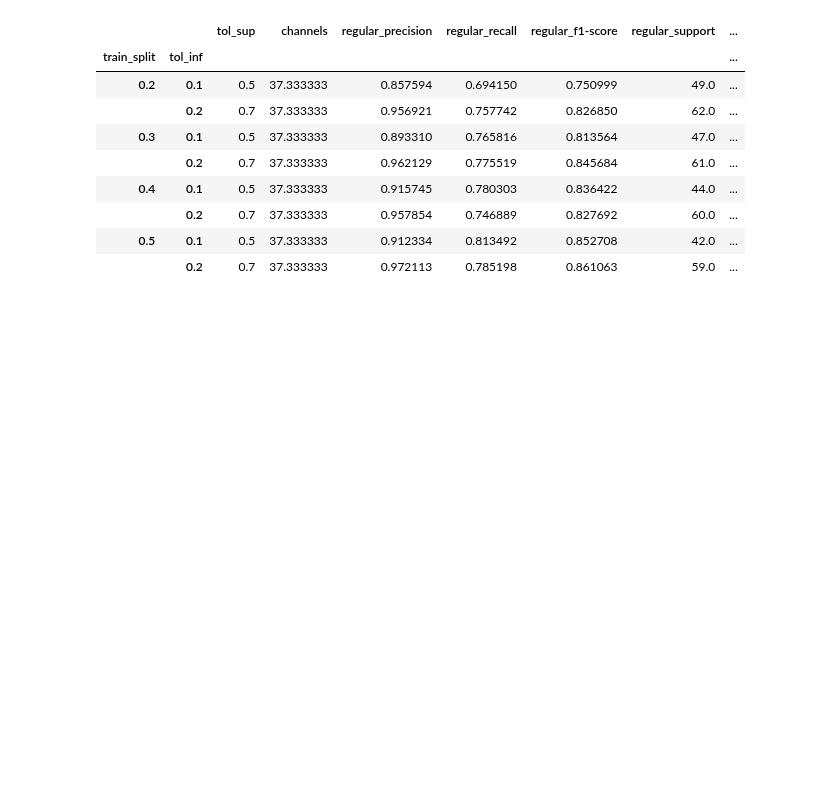
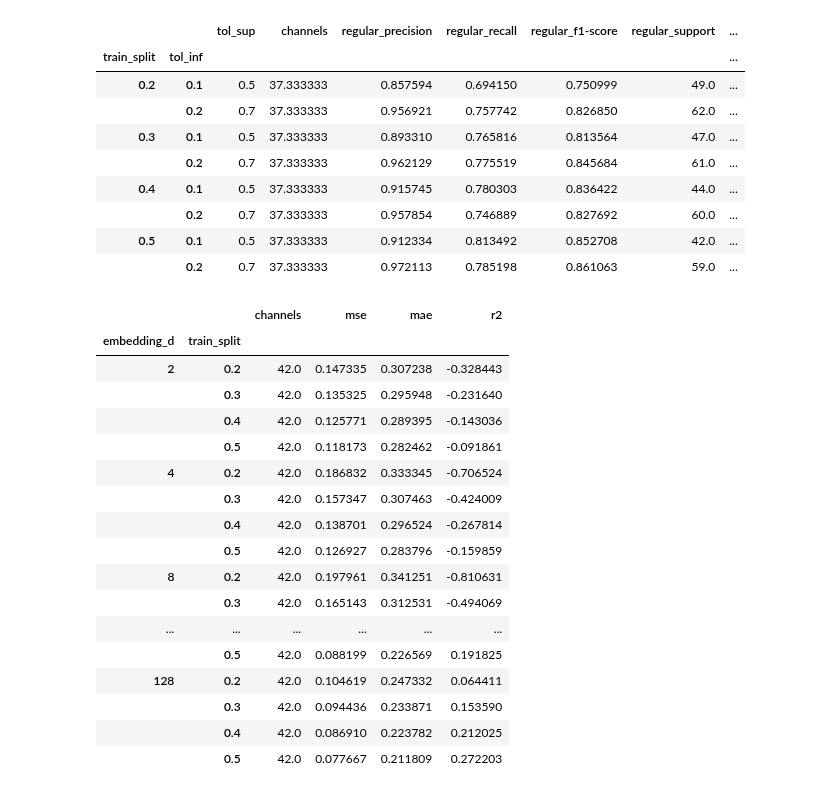
Before and after one commit to rjmalves/gnn-contingency-analysis, a Jupyter notebook: testes.ipynb, the cells around one changed output. Saved outputs shown, nothing was run; the diff lists cells and outputs as text; code cells hidden in the pictures; blank space fills up the shorter version.

Commit message:
Updating results

```diff
--- a/testes.ipynb
+++ b/testes.ipynb
@@ -73,3 +73,27 @@ df_arch3.groupby(["train_split", "tol_inf"]).mean()
 |  | 0.2 | 0.7 | 37.333333 | 0.957854 | 0.746889 | 0.827692 | 60.0 | ... |
 | 0.5 | 0.1 | 0.5 | 37.333333 | 0.912334 | 0.813492 | 0.852708 | 42.0 | ... |
 |  | 0.2 | 0.7 | 37.333333 | 0.972113 | 0.785198 | 0.861063 | 59.0 | ... |
+# %%
+df_arch1 = pd.read_csv("result_k1_regression_arch1.csv", index_col=0)
+df_arch2 = pd.read_csv("result_k1_regression_arch2.csv", index_col=0)
+# %%
+df_arch1.groupby(["embedding_d", "train_split"]).mean()
+# %% [output]
+|  |  | channels | mse | mae | r2 |
+| embedding_d | train_split |  |  |  |  |
+| 2 | 0.2 | 42.0 | 0.147335 | 0.307238 | -0.328443 |
+|  | 0.3 | 42.0 | 0.135325 | 0.295948 | -0.231640 |
+|  | 0.4 | 42.0 | 0.125771 | 0.289395 | -0.143036 |
+|  | 0.5 | 42.0 | 0.118173 | 0.282462 | -0.091861 |
+| 4 | 0.2 | 42.0 | 0.186832 | 0.333345 | -0.706524 |
+|  | 0.3 | 42.0 | 0.157347 | 0.307463 | -0.424009 |
+|  | 0.4 | 42.0 | 0.138701 | 0.296524 | -0.267814 |
+|  | 0.5 | 42.0 | 0.126927 | 0.283796 | -0.159859 |
+| 8 | 0.2 | 42.0 | 0.197961 | 0.341251 | -0.810631 |
+|  | 0.3 | 42.0 | 0.165143 | 0.312531 | -0.494069 |
+| ... | ... | ... | ... | ... | ... |
+|  | 0.5 | 42.0 | 0.088199 | 0.226569 | 0.191825 |
+| 128 | 0.2 | 42.0 | 0.104619 | 0.247332 | 0.064411 |
+|  | 0.3 | 42.0 | 0.094436 | 0.233871 | 0.153590 |
+|  | 0.4 | 42.0 | 0.086910 | 0.223782 | 0.212025 |
+|  | 0.5 | 42.0 | 0.077667 | 0.211809 | 0.272203 |
```
Also changed, not shown: parts of 1 cell of this notebook, 18 other files.
